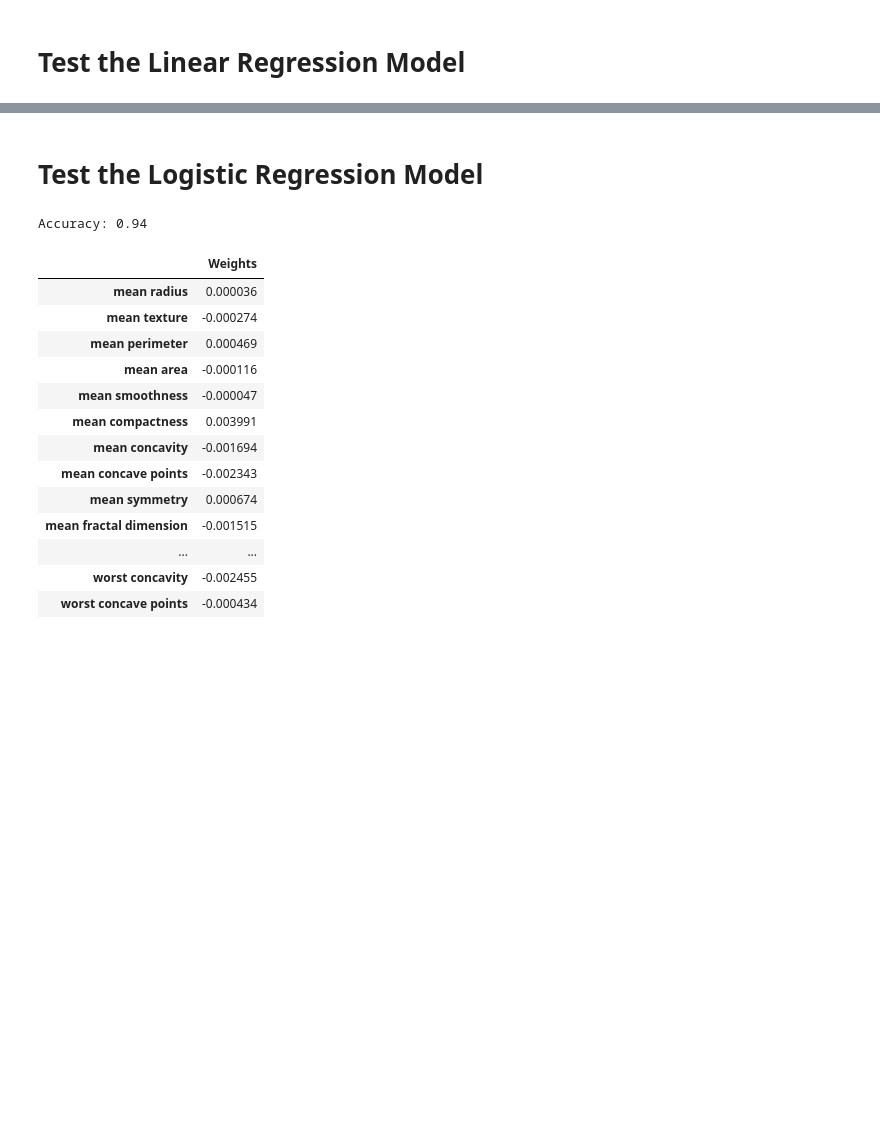
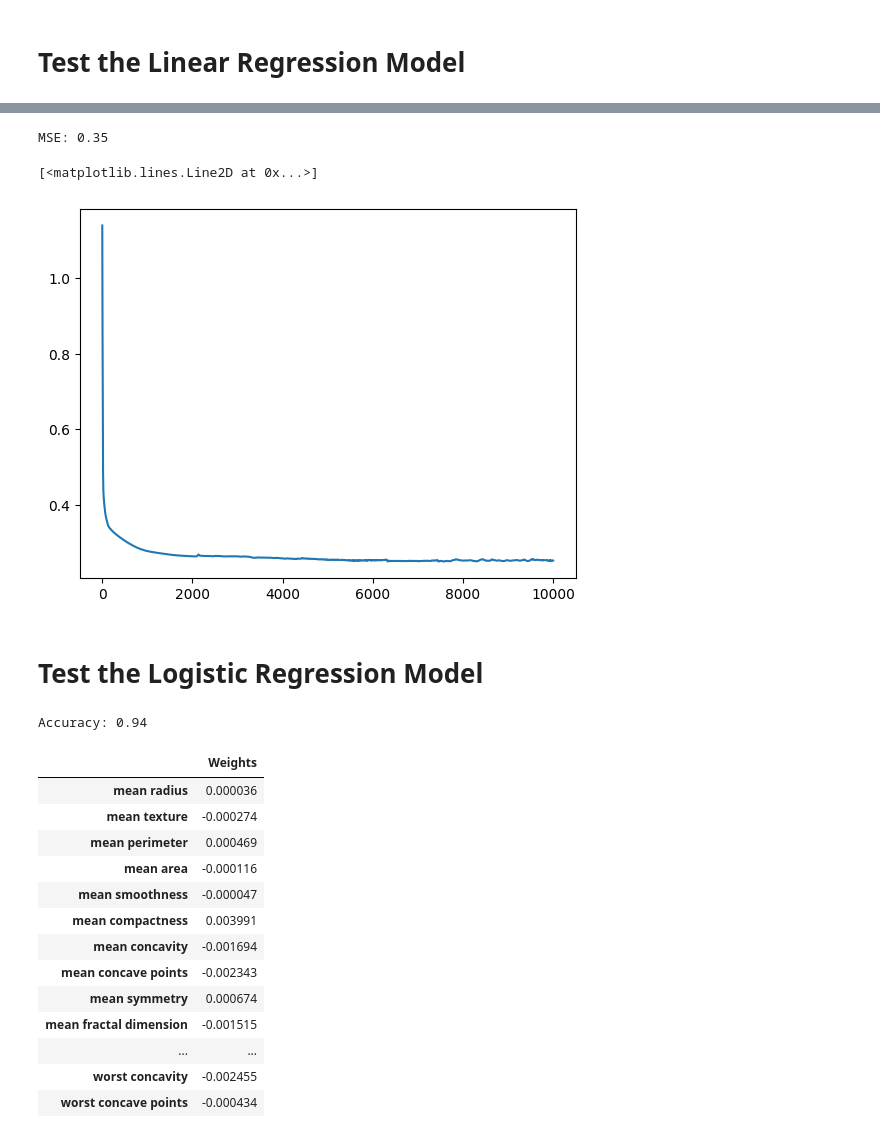
Before and after one commit to prachsk/ML_project, a Jupyter notebook: test.ipynb, the cells around one changed output, grey strips where cells are left out. Cells and saved outputs as stored; diff of their text form; code cells hidden in the pictures; blank space fills up the shorter version.

```diff
--- a/test.ipynb
+++ b/test.ipynb
@@ -55,0 +65,4 @@ weight
+# %%
+device = 'mps'
+ann = ANN(input_size=X_train.shape[1], hidden_size=8, output_size=1, problem='regression')
+ann.to(device)
@@ -55,0 +75,5 @@ weight
+# %%
+X_train = tensor(X_train.astype(np.float32)).to(device)
+y_train = tensor(y_train.astype(np.float32).reshape(-1, 1)).to(device)
+# %%
+ann.fit(X_train, y_train, max_iter=10000, lr=0.1)
@@ -56,3 +106,12 @@ weight
+# %%
+print(f'MSE: {(np.subtract(y_test, y_pred.flatten())**2).mean():.2f}')
+# %% [output]
+MSE: 0.35
+# %%
+plt.plot(ann.loss)
+# %% [output]
+[<matplotlib.lines.Line2D at 0x...>]
+[figure, added]
 # %% [markdown]
 # Test the Logistic Regression Model
 # %%
```
Also changed, not shown: parts of 24 cells of this notebook.
